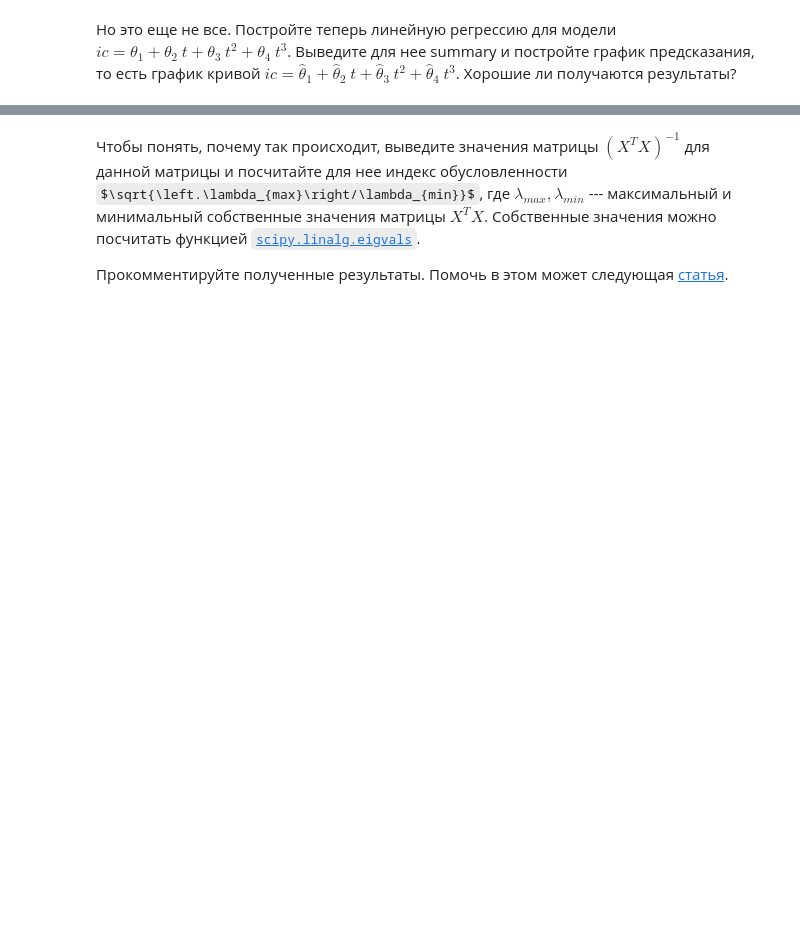
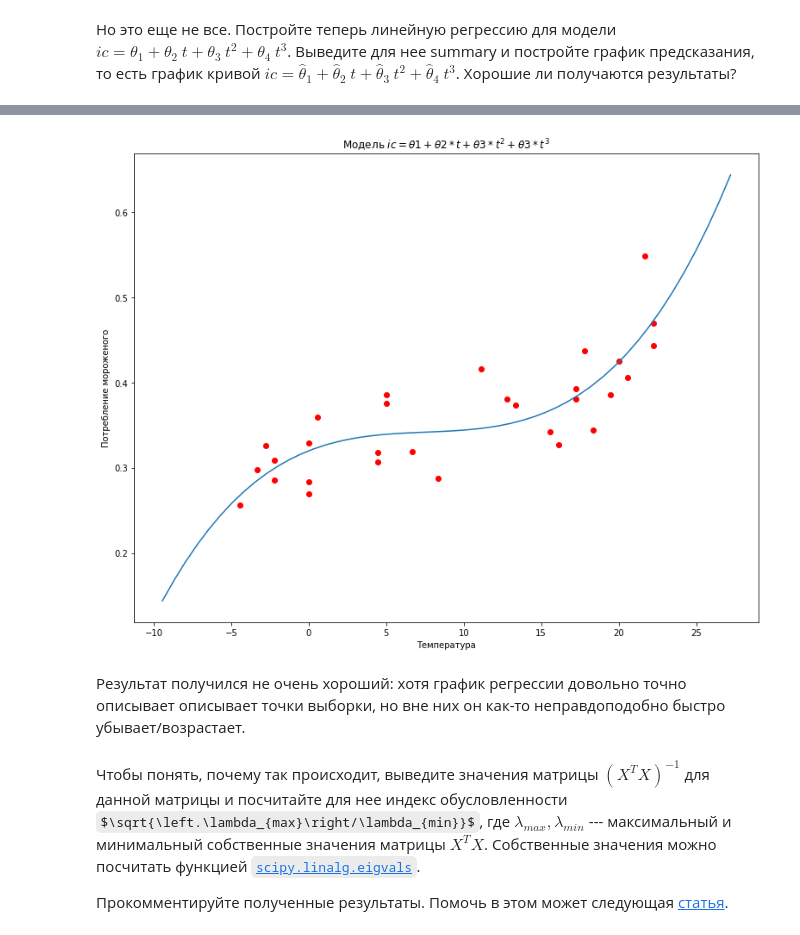
Before and after one commit to heorhii-bolotov/MIPT-Statistics, a Jupyter notebook: 5/5.30.ipynb, the cells around one changed output, grey strips where cells are left out. Saved outputs shown, nothing was run; the diff lists cells and outputs as text; code cells hidden in the pictures; some formulas as TeX source; blank space fills up the shorter version.

```diff
--- a/5/5.30.ipynb
+++ b/5/5.30.ipynb
@@ -93,0 +214,9 @@ class LinearRegression:
+# %%
+# модель ic = θ1 + θ2*t + θ3*t**2 + θ3*t**3
+regressor = np.column_stack(
+    (np.ones_like(temperature),
+     temperature,
+     temperature ** 2,
+     temperature ** 3))
+linear_regression = LinearRegression().fit(regressor, ic)
+linear_regression.summary()
@@ -94,3 +231,22 @@ class LinearRegression:
+# %%
+# график для модели ic = θ1 + θ2*t + θ3*t**2 + θ3*t**3
+plt.figure(figsize=(13, 10))
+plt.ylabel('Потребление мороженого')
+plt.xlabel('Температура')
+temperature_grid = np.linspace(temperature.min() - 5, temperature.max() + 5)
+temperature_grid_predict = linear_regression.predict(np.column_stack(
+    (np.ones_like(temperature_grid),
+     temperature_grid,
+     temperature_grid ** 2,
+     temperature_grid ** 3)))
+plt.plot(temperature_grid, temperature_grid_predict)
+plt.scatter(temperature, ic, color='red')
+plt.title(r'Модель $ic = θ1 + θ2*t + θ3*t^2 + θ3*t^3$')
+plt.show()
+# %% [output]
+[figure, added]
+# %% [markdown]
+Результат получился не очень хороший: хотя график регрессии довольно точно описывает описывает точки выборки, но вне них он как-то неправдоподобно быстро убывает/возрастает.
 # %% [markdown]
 Чтобы понять, почему так происходит, выведите значения матрицы $(X^T X)^{-1}$ для данной матрицы и посчитайте для нее индекс обусловленности $\sqrt{\left.\lambda_{max}\right/\lambda_{min}}$, где $\lambda_{max}, \lambda_{min}$ --- максимальный и минимальный собственные значения матрицы $X^T X$. Собственные значения можно посчитать функцией <a href="https://docs.scipy.org/doc/scipy/reference/generated/scipy.linalg.eigvals.html">`scipy.linalg.eigvals`</a>.
 
```
Also changed, not shown: parts of 24 cells of this notebook, 1 other file.
